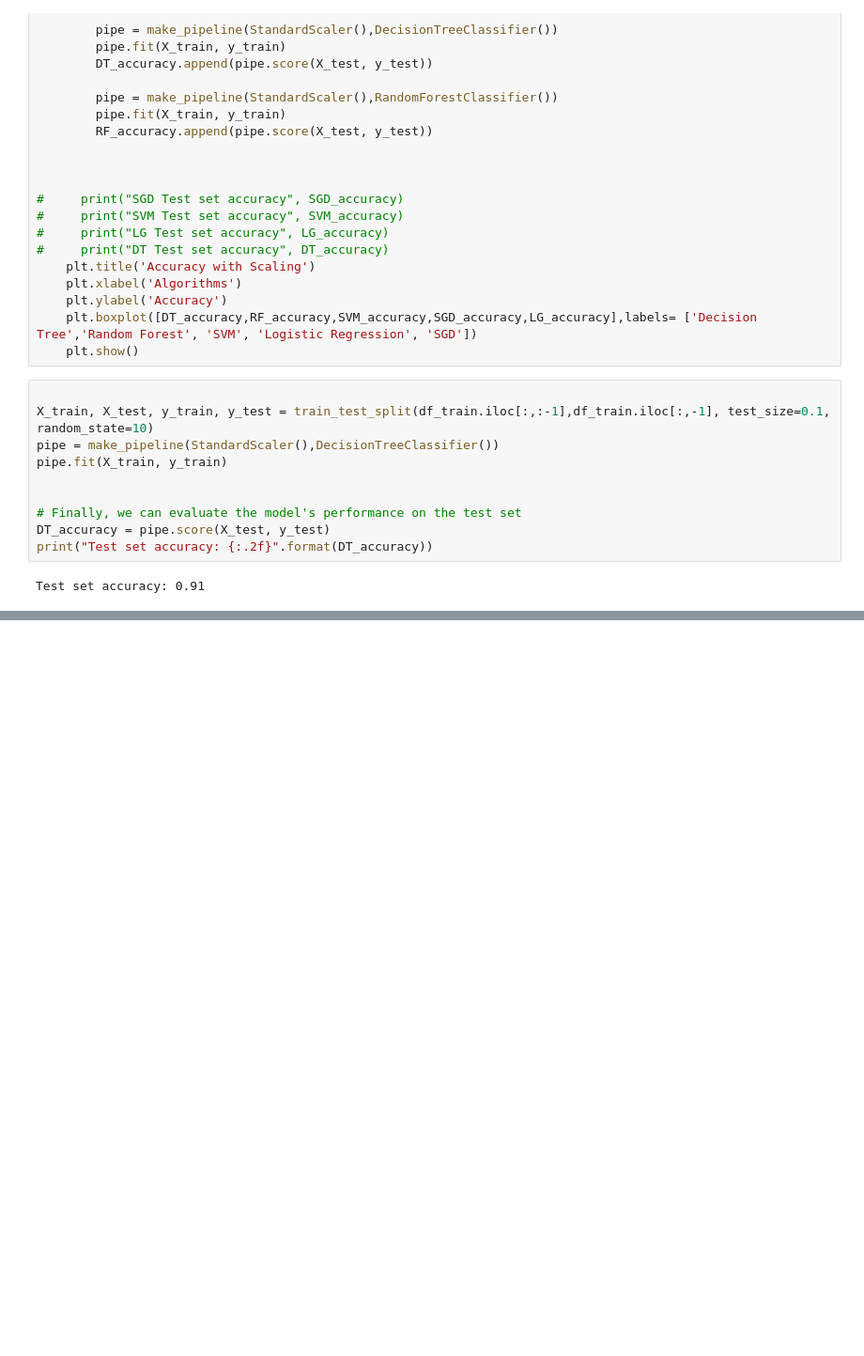
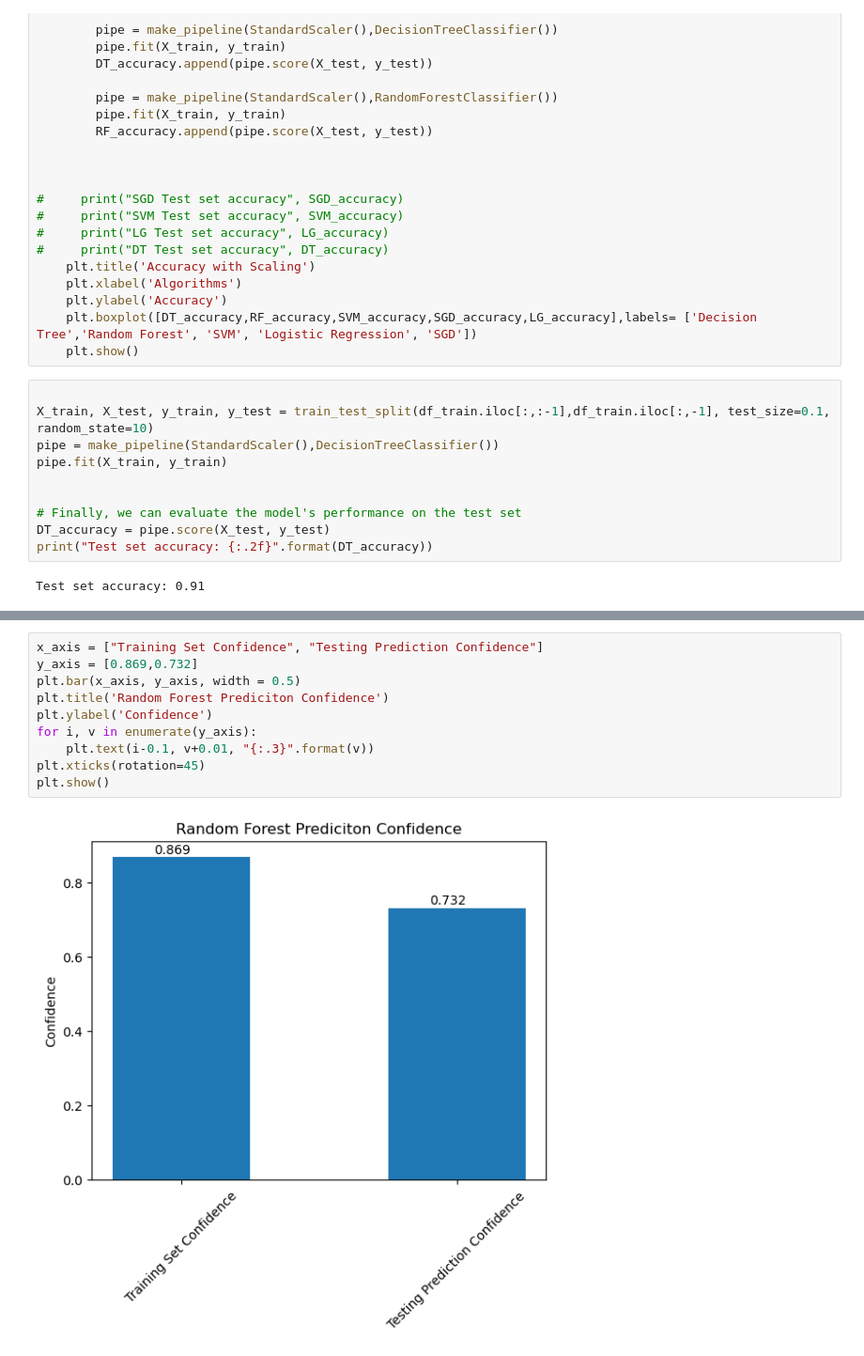
Before and after one commit to Bnejamo/COMP3217, a Jupyter notebook: Multi Data.ipynb, the cells around one changed output, grey strips where cells are left out. Shown at 94% size. Saved outputs shown, nothing was run; the diff lists cells and outputs as text; blank space fills up the shorter version.

Commit message:
Chekcing for overfitting and predictions

```diff
--- a/Multi Data.ipynb
+++ b/Multi Data.ipynb
@@ -331,0 +569,12 @@ Epoch 40/40
+# %%
+x_axis = ["Training Set Confidence", "Testing Prediction Confidence"]
+y_axis = [0.869,0.732]
+plt.bar(x_axis, y_axis, width = 0.5)
+plt.title('Random Forest Prediciton Confidence')
+plt.ylabel('Confidence')
+for i, v in enumerate(y_axis):
+    plt.text(i-0.1, v+0.01, "{:.3}".format(v))
+plt.xticks(rotation=45)
+plt.show()
+# %% [output]
+[figure, added]
```
Also changed, not shown: parts of 26 cells of this notebook, 7 other files.
